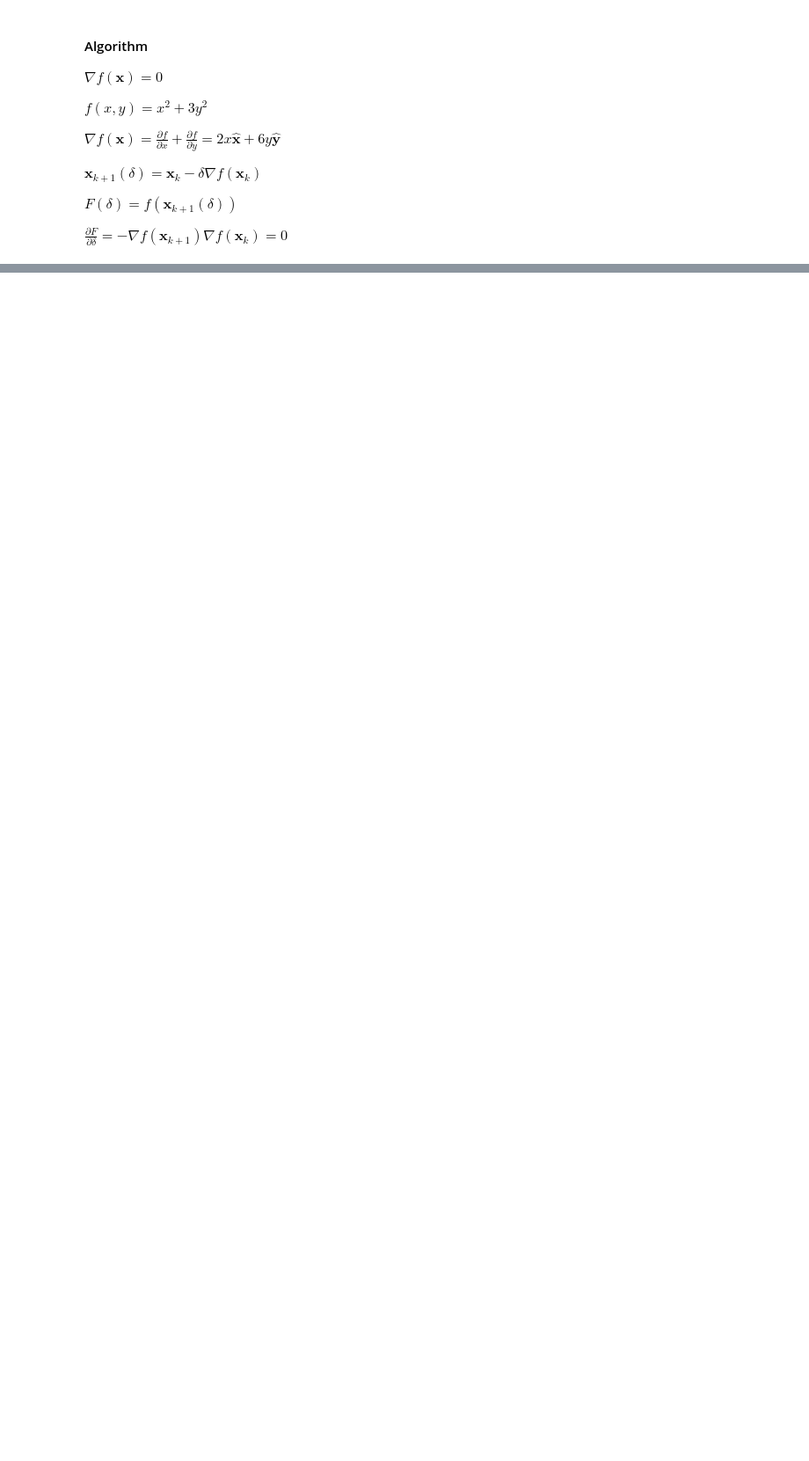
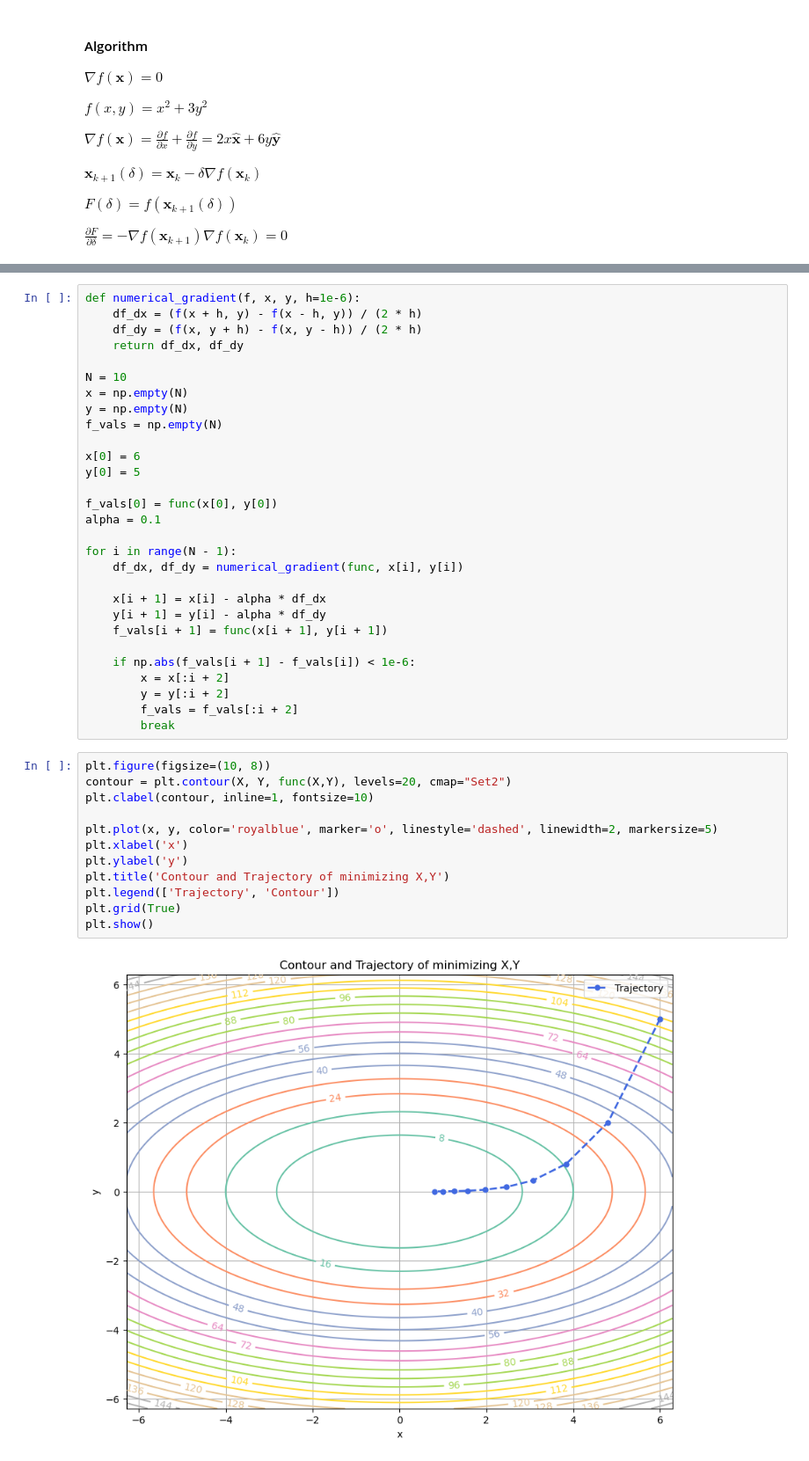
Before and after one commit to namelessenko/codesnippets, a Jupyter notebook: gradient.ipynb, the cells around one changed output, grey strips where cells are left out. Shown at 88% size. Drawn from its saved outputs; the diff is of its cells as text; blank space fills up the shorter version.

```diff
--- a/gradient.ipynb
+++ b/gradient.ipynb
@@ -78,0 +63,43 @@ plt.contour(X,Y, func(X,Y))
+# %%
+def numerical_gradient(f, x, y, h=1e-6):
+    df_dx = (f(x + h, y) - f(x - h, y)) / (2 * h)
+    df_dy = (f(x, y + h) - f(x, y - h)) / (2 * h)
+    return df_dx, df_dy
+
+N = 10
+x = np.empty(N)
+y = np.empty(N)
+f_vals = np.empty(N)
+
+x[0] = 6
+y[0] = 5
+
+f_vals[0] = func(x[0], y[0])
+alpha = 0.1
+
+for i in range(N - 1):
+    df_dx, df_dy = numerical_gradient(func, x[i], y[i])
+
+    x[i + 1] = x[i] - alpha * df_dx
+    y[i + 1] = y[i] - alpha * df_dy
+    f_vals[i + 1] = func(x[i + 1], y[i + 1])
+
+    if np.abs(f_vals[i + 1] - f_vals[i]) < 1e-6:
+        x = x[:i + 2]
+        y = y[:i + 2]
+        f_vals = f_vals[:i + 2]
+        break
+# %%
+plt.figure(figsize=(10, 8))
+contour = plt.contour(X, Y, func(X,Y), levels=20, cmap="Set2")
+plt.clabel(contour, inline=1, fontsize=10)
+
+plt.plot(x, y, color='royalblue', marker='o', linestyle='dashed', linewidth=2, markersize=5)
+plt.xlabel('x')
+plt.ylabel('y')
+plt.title('Contour and Trajectory of minimizing X,Y')
+plt.legend(['Trajectory', 'Contour'])
+plt.grid(True)
+plt.show()
+# %% [output]
+[figure, added]
```
Also changed, not shown: parts of 5 cells of this notebook.
